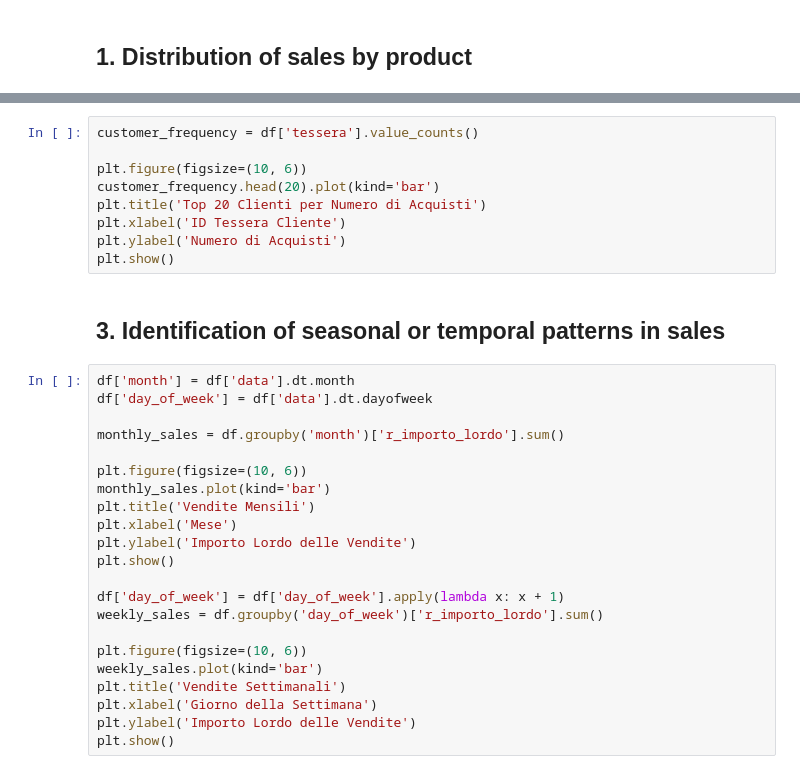
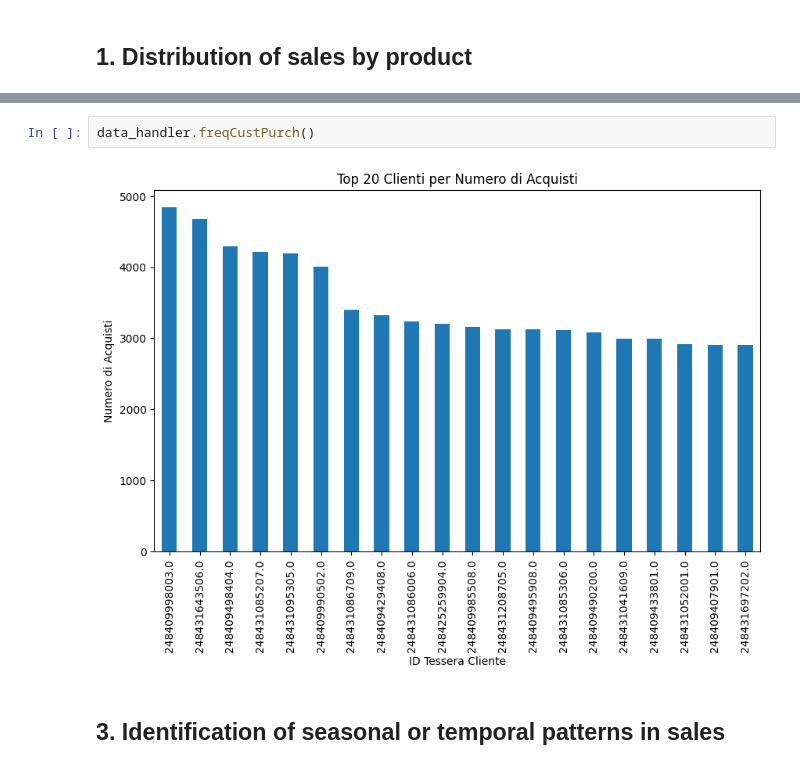
Before and after one commit to DanieleT25/ShopSmart, a Jupyter notebook: notebook/02-EDA.ipynb, the cells around one changed output, grey strips where cells are left out. Saved outputs shown, nothing was run; the diff lists cells and outputs as text.

```diff
--- a/notebook/02-EDA.ipynb
+++ b/notebook/02-EDA.ipynb
@@ -23,33 +34,6 @@ plt.show()
-# %%
-customer_frequency = df['tessera'].value_counts()
-
-plt.figure(figsize=(10, 6))
-customer_frequency.head(20).plot(kind='bar')
-plt.title('Top 20 Clienti per Numero di Acquisti')
-plt.xlabel('ID Tessera Cliente')
-plt.ylabel('Numero di Acquisti')
-plt.show()
+# %%
+data_handler.freqCustPurch()
+# %% [output]
+[figure, added]
 # %% [markdown]
 ## 3. Identification of seasonal or temporal patterns in sales
-# %%
-df['month'] = df['data'].dt.month
-df['day_of_week'] = df['data'].dt.dayofweek
-
-monthly_sales = df.groupby('month')['r_importo_lordo'].sum()
-
-plt.figure(figsize=(10, 6))
-monthly_sales.plot(kind='bar')
-plt.title('Vendite Mensili')
-plt.xlabel('Mese')
-plt.ylabel('Importo Lordo delle Vendite')
-plt.show()
-
-df['day_of_week'] = df['day_of_week'].apply(lambda x: x + 1)
-weekly_sales = df.groupby('day_of_week')['r_importo_lordo'].sum()
-
-plt.figure(figsize=(10, 6))
-weekly_sales.plot(kind='bar')
-plt.title('Vendite Settimanali')
-plt.xlabel('Giorno della Settimana')
-plt.ylabel('Importo Lordo delle Vendite')
-plt.show()
```
Also changed, not shown: parts of 8 cells of this notebook, 9 other files.
